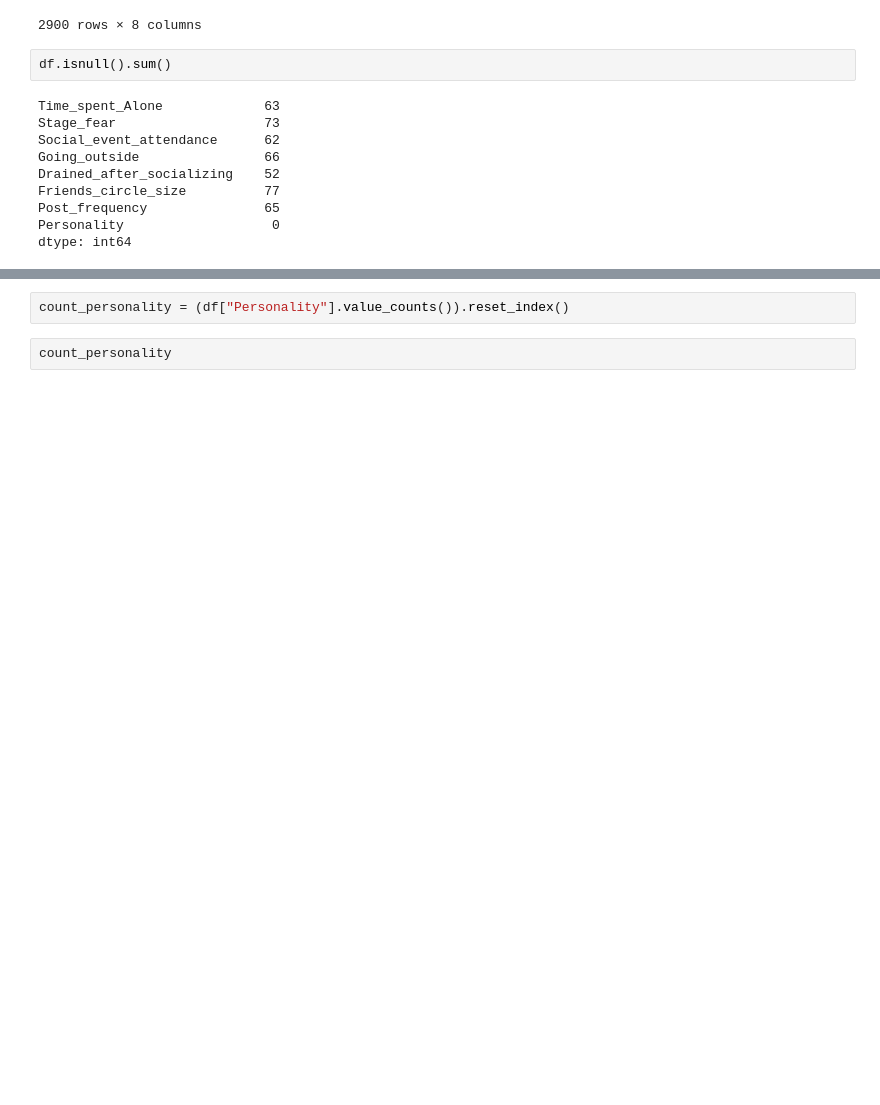
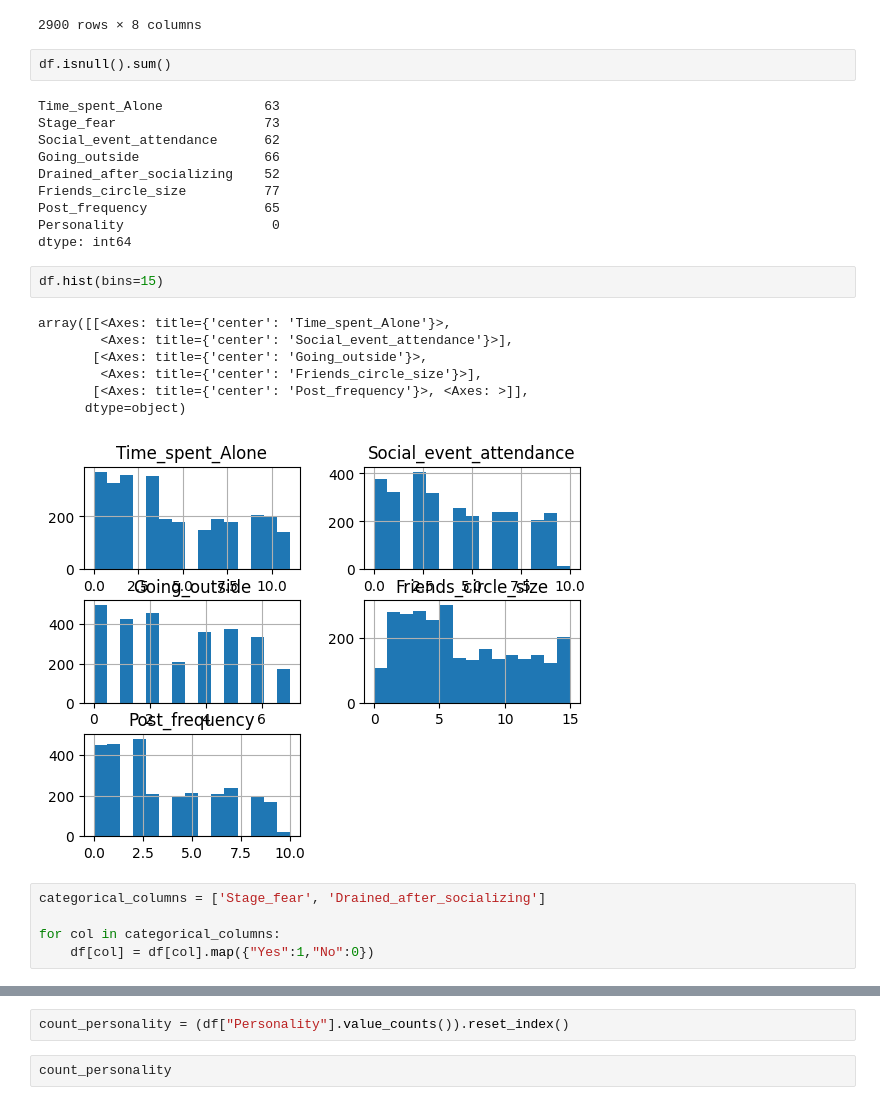
Before and after one commit to cakethehuman/classification-website-for-personality, a Jupyter notebook: prediksi.ipynb, the cells around one changed output, grey strips where cells are left out. Cells and saved outputs as stored; diff of their text form; blank space fills up the shorter version.

```diff
--- a/prediksi.ipynb
+++ b/prediksi.ipynb
@@ -31,3 +33,18 @@ Friends_circle_size          77
 Post_frequency               65
 Personality                   0
 dtype: int64
+# %%
+df.hist(bins=15)
+# %% [output]
+array([[<Axes: title={'center': 'Time_spent_Alone'}>,
+        <Axes: title={'center': 'Social_event_attendance'}>],
+       [<Axes: title={'center': 'Going_outside'}>,
+        <Axes: title={'center': 'Friends_circle_size'}>],
+       [<Axes: title={'center': 'Post_frequency'}>, <Axes: >]],
+      dtype=object)
+[figure, added]
+# %%
+categorical_columns = ['Stage_fear', 'Drained_after_socializing']
+
+for col in categorical_columns:
+    df[col] = df[col].map({"Yes":1,"No":0})
```
Also changed, not shown: parts of 28 cells of this notebook, 1 other file.
